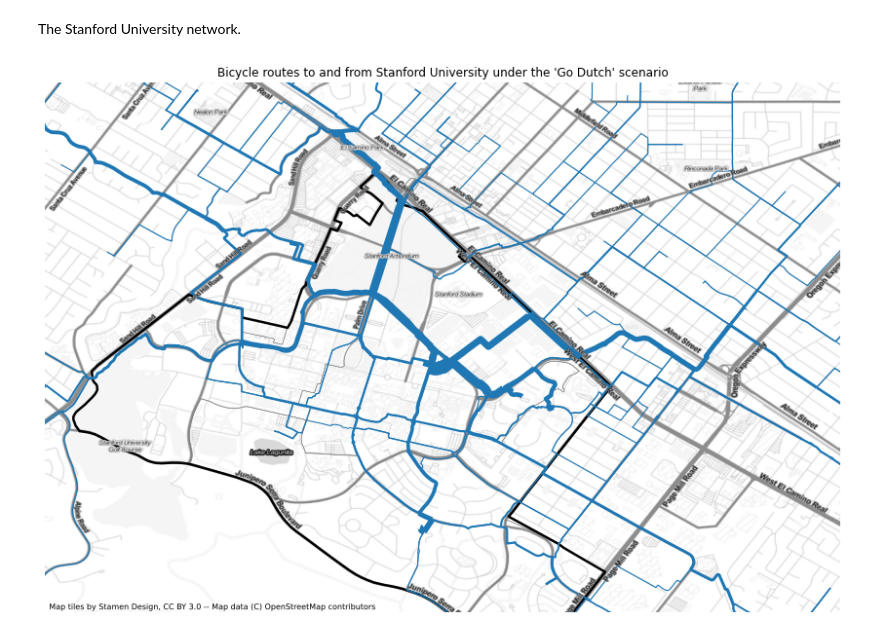
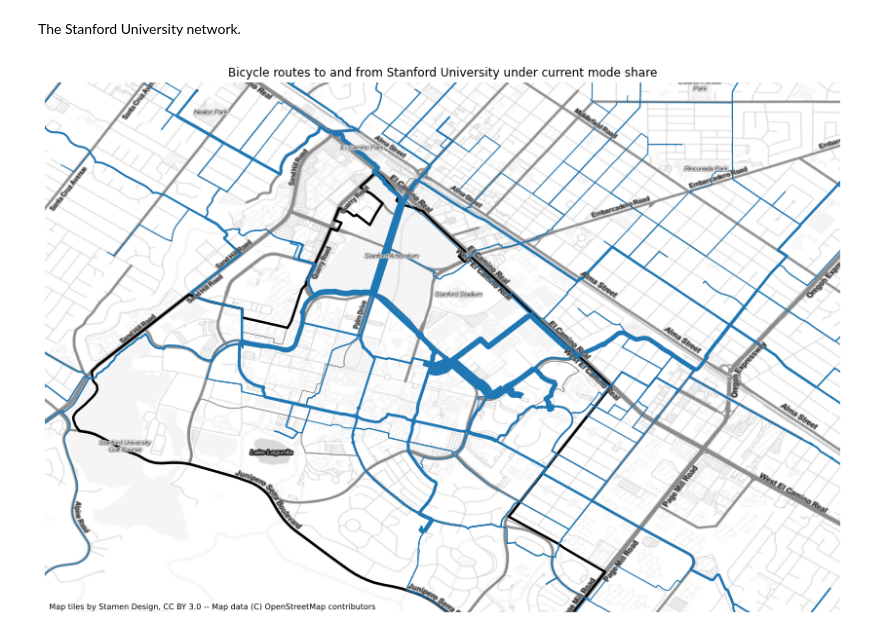
Before and after one commit to pctBayArea/stplanpy-book, a Jupyter notebook: docs/_sources/notebooks.ipynb, the cells around one changed output. Saved outputs shown, nothing was run; the diff lists cells and outputs as text; code cells hidden in the pictures.

```diff
--- a/docs/_sources/notebooks.ipynb
+++ b/docs/_sources/notebooks.ipynb
@@ -151,10 +155,6 @@ flow_data["gradient"] = flow_data.gradient(taz_cent)
 # Compute go_dutch scenario
 flow_data["go_dutch"] = flow_data.go_dutch()
 
-# Convert to GeoDataFrame
-flow_data = gpd.GeoDataFrame(flow_data)
-flow_data = flow_data.set_crs("EPSG:6933")
-
 # Plot origin destination lines for distances less than 10km
 fig, ax = plt.subplots(figsize=(16,10))
 ax.set_aspect("equal")
@@ -199,15 +199,14 @@ print(place[["name", "bike", "go_dutch", "bike10", "go_dutch10", "all", "all10"]
 # %% [markdown]
 The `route_lines` function computes the routes between Traffic Analysis Zones using the Cycle Streets routing engine. The `directness` function divides the length of a route by the length of the equivalend origin-destination line.
 # %%
-# Select routes shorter than 25km
-flow_data = flow_data.loc[flow_data["distance"] <= 25000]
+# Remove TAZ without a cycling route
+flow_data = flow_data.rm_taz("00103321")
 
-# Read the cyclestreets api key
+# Read the Cycle Streets API key
 cyclestreets_key = cycle.read_key()
 
 # Compute routes
-flow_data["geometry"] = flow_data.route_lines(api_key=cyclestreets_key)
-flow_data.find_cent()
+flow_data["geometry"] = flow_data.routes(api_key=cyclestreets_key)
 
 # Compute distances, gradients, and directness
 flow_data["distance"] = flow_data.distances()
@@ -217,10 +216,6 @@ flow_data["directness"] = flow_data.directness()
 # Compute go_dutch scenario
 flow_data["go_dutch"] = flow_data.go_dutch()
 
-# Convert to GeoDataFrame
-flow_data = gpd.GeoDataFrame(flow_data)
-flow_data = flow_data.set_crs("EPSG:6933")
-
 # Plot routes
 fig, ax = plt.subplots(figsize=(16,10))
 ax.set_aspect("equal")
@@ -228,7 +223,7 @@ taz.loc[taz["placefp"].isin(places)].boundary.plot(ax=ax, edgecolor='gray', line
 flow_data.plot(ax=ax, column="directness", linewidth=0.5, legend=True)
 ctx.add_basemap(ax, crs=flow_data.crs, source=ctx.providers.Stamen.TonerLite)
 ctx.add_basemap(ax, crs=flow_data.crs, source=ctx.providers.Stamen.TonerLabels)
-plt.title("All routes for direct distances shorter than 25km ")
+plt.title("All bicycle routes")
 plt.axis('off')
 plt.show()
 # %% [output]
@@ -240,7 +235,7 @@ The `reduce` function combines all the different routes in a GeoDataFrame and re
 # 20956 East Palo Alto
 # 55282 Palo Alto
 # 73906 Stanford University
-epa_network = flow_data.to_frm("20956").reduce()
+epa_network = flow_data.to_frm("20956").network()
 
 # Compute linewidth
 epa_network["width"] = 1+15*epa_network["go_dutch"]/epa_network["go_dutch"].max()
@@ -267,7 +262,7 @@ The Palo Alto network.
 # 20956 East Palo Alto
 # 55282 Palo Alto
 # 73906 Stanford University
-pa_network = flow_data.to_frm("55282").reduce()
+pa_network = flow_data.to_frm("55282").network()
 
 # Compute linewidth
 pa_network["width"] = 1+15*pa_network["go_dutch"]/pa_network["go_dutch"].max()
@@ -292,25 +287,25 @@ The Stanford University network.
 # %%
 # Place codes
 # 20956 East Palo Alto
 # 55282 Palo Alto
 # 73906 Stanford University
-su_network = flow_data.to_frm("73906").reduce()
+su_network = flow_data.to_frm("73906").network()
 
 # Compute linewidth
-su_network["width"] = 1+15*su_network["go_dutch"]/su_network["go_dutch"].max()
+su_network["width"] = 1+15*su_network["bike"]/su_network["bike"].max()
 
 # Plot network
 fig, ax = plt.subplots(figsize=(16,10))
 ax.set_aspect("equal")
 ax.set_xlim([-11790000,-11784000])
 ax.set_ylim([4448000, 4452000])
 taz.loc[taz["placefp"] == "73906"].boundary.plot(ax=ax, edgecolor='gray', linewidth=0.5)
 place.loc[place["placefp"] == "73906"].boundary.plot(ax=ax, edgecolor="black", linewidth=2.5)
 su_network.plot(ax=ax, linewidth=su_network["width"])
 ctx.add_basemap(ax, crs=su_network.crs, source=ctx.providers.Stamen.TonerLite)
 ctx.add_basemap(ax, crs=su_network.crs, source=ctx.providers.Stamen.TonerLabels)
-plt.title("Bicycle routes to and from Stanford University under the 'Go Dutch' scenario")
+plt.title("Bicycle routes to and from Stanford University under current mode share")
 plt.axis('off')
 plt.show()
 # %% [output]
-[figure, old version]
+[figure, new version]
```
Also changed, not shown: parts of 4 cells of this notebook, 17 other files.
